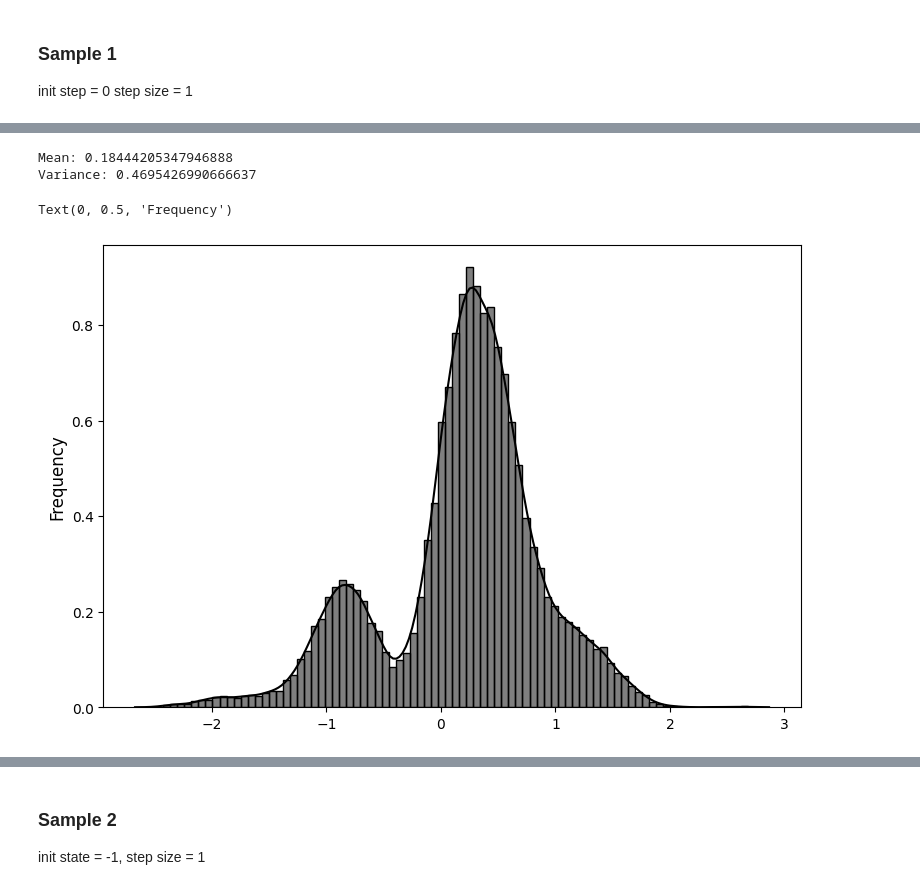
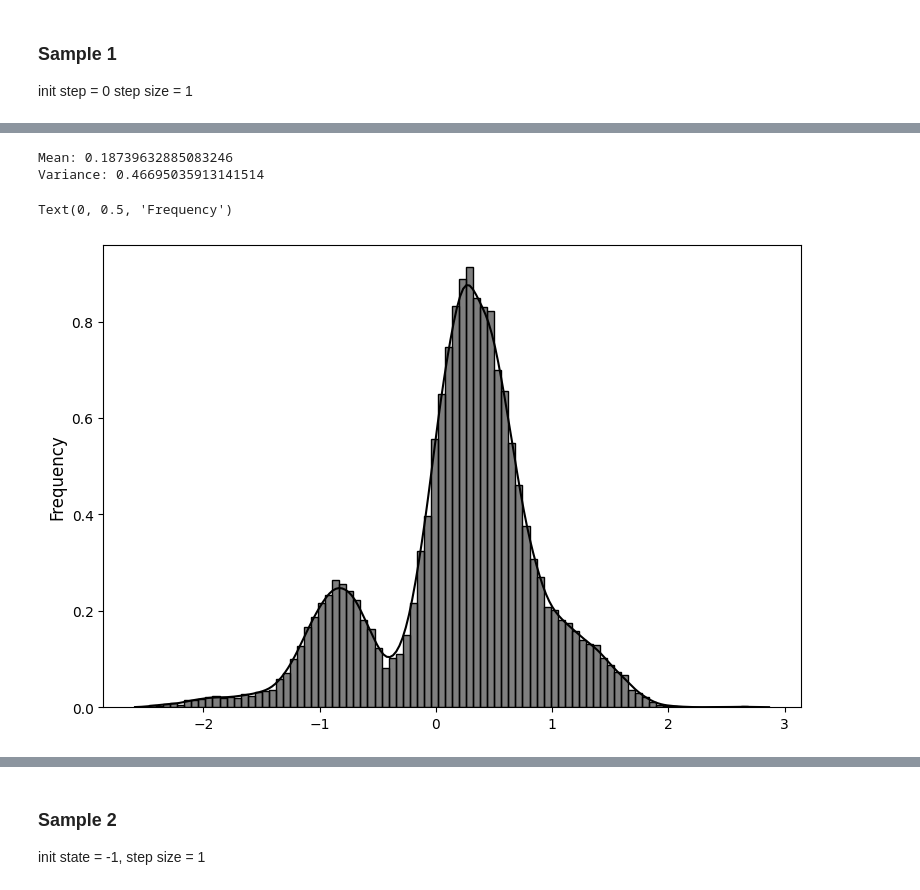
Before and after one commit to AzmainBiswas/Monte_Carlo, a Jupyter notebook: Metropolis-Hastings algorithm/example-1/example1.ipynb, the cells around one changed output, grey strips where cells are left out. Drawn from its saved outputs; the diff is of its cells as text; code cells hidden in the pictures.

```diff
--- a/Metropolis-Hastings algorithm/example-1/example1.ipynb
+++ b/Metropolis-Hastings algorithm/example-1/example1.ipynb
@@ -9,8 +9,10 @@ import matplotlib.pyplot as plt
 import numpy as np
 import seaborn as sns
 from scipy import stats
+import pymc3
 
 %matplotlib inline
 
 FIGSIZE = (9, 6)
 SAMPLESIZE = 100_000
+BURN_IN = int(SAMPLESIZE * 0.25)
@@ -48,22 +68,23 @@ step size = 1
+# %%
+# reboving burn-in
+print(f"Mean: {samples[BURN_IN:].mean()}")
+print(f"Variance: {samples[BURN_IN:].var()}")
+# %% [output]
+Mean: 0.18739632885083246
+Variance: 0.46695035913141514
 # %%
-np.random.seed(1)
-samples = MetropolisSample(pdf=target, init_state=0, step_size=1)
-print(f"Mean: {np.mean(samples)}\nVariance: {np.var(samples)}")
-
 plt.figure(figsize=FIGSIZE)
 sns.histplot(
-    samples,
+    samples[BURN_IN:],
     stat="density",
     linewidth=1,
     color="black",
     # edgecolor="white",
     kde=True,
     bins=90,
 )
 plt.ylabel("Frequency", fontsize=12)
 # plt.savefig("sample1_hist.png")
 # %% [output]
-Mean: 0.18444205347946888
-Variance: 0.4695426990666637
+Text(0, 0.5, 'Frequency')
-Text(0, 0.5, 'Frequency')
-[figure, old version]
+[figure, new version]
```
Also changed, not shown: parts of 19 cells of this notebook, 3 other files.
